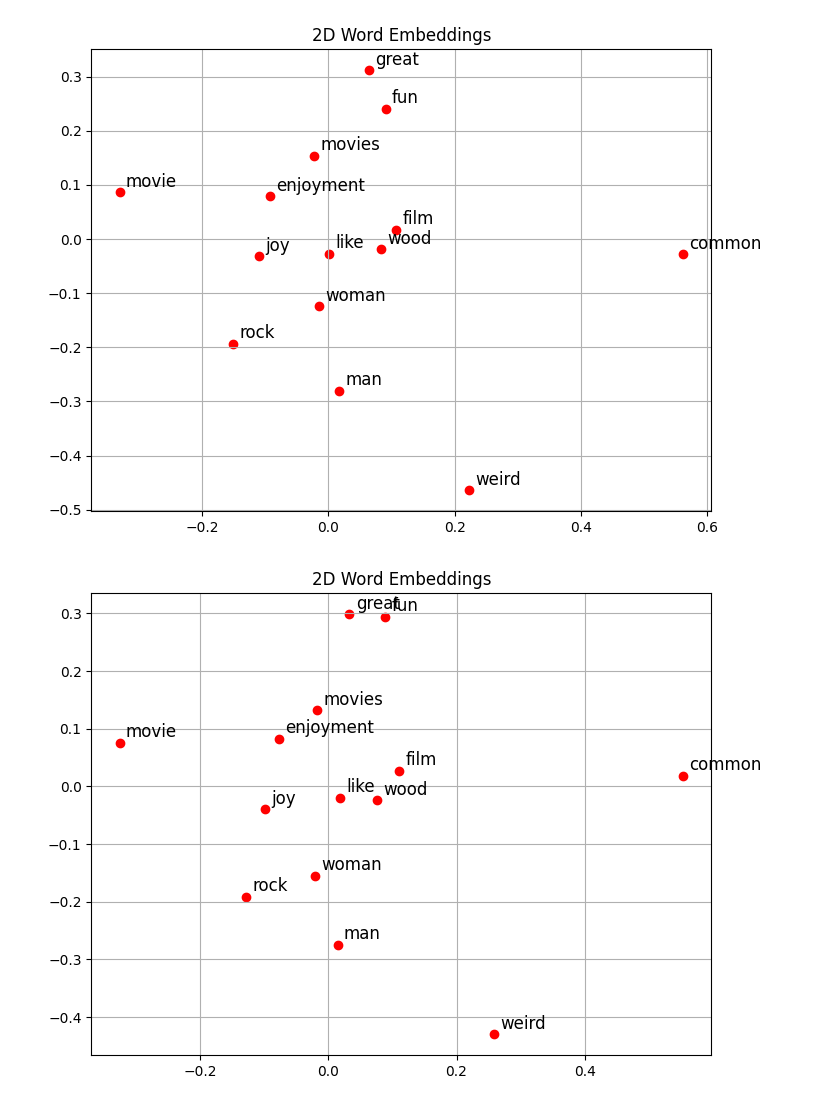
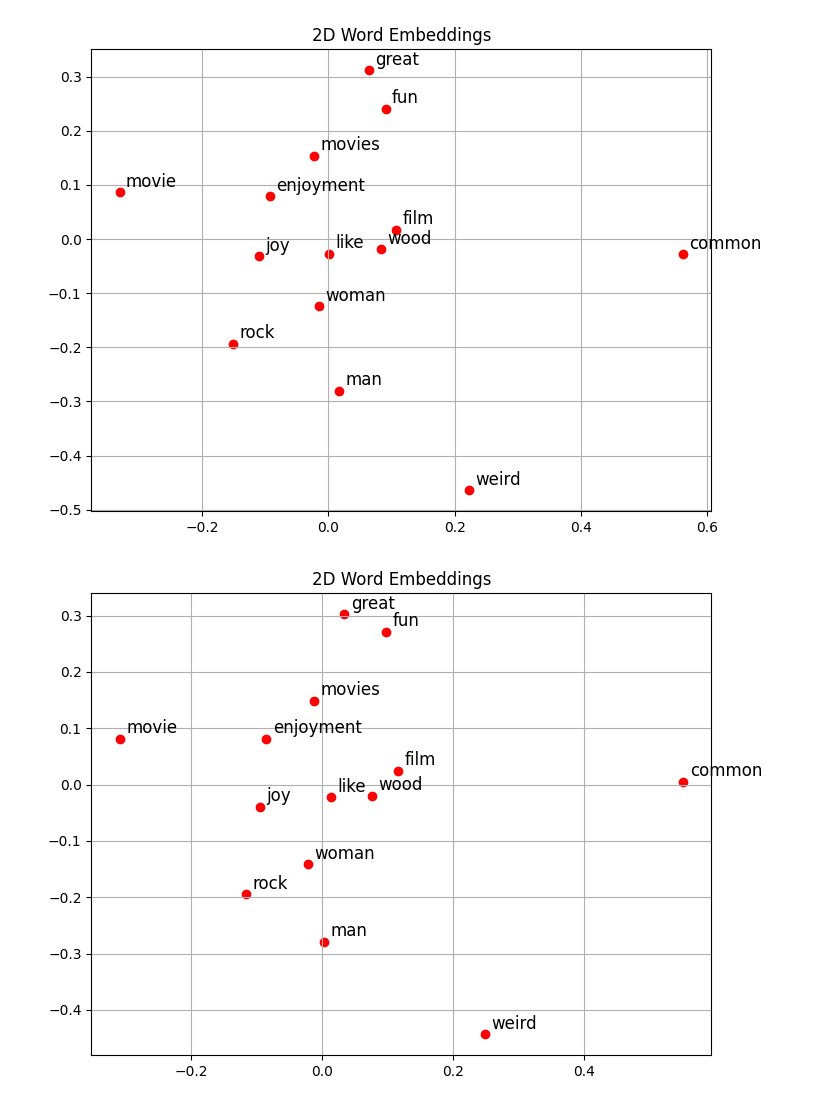
Before and after one commit to Eikthyrnir/UAM_labs, a Jupyter notebook: sem2/nlp/2/word2vec.ipynb, the cells around one changed output. Drawn from its saved outputs; the diff is of its cells as text; code cells hidden in the pictures.

```diff
--- a/sem2/nlp/2/word2vec.ipynb
+++ b/sem2/nlp/2/word2vec.ipynb
@@ -234,9 +200,9 @@ show_words_plot(sample_words, V_history[0])
 # %% [output]
 [figure]
 # %%
-show_words_plot(sample_words, V_history[5])
+show_words_plot(sample_words, V_history[10])
 # %% [output]
-[figure, old version]
+[figure, new version]
 # %%
 show_words_plot(sample_words, V_history[-1])
 # %% [output]
```
Also changed, not shown: parts of 8 cells of this notebook.
